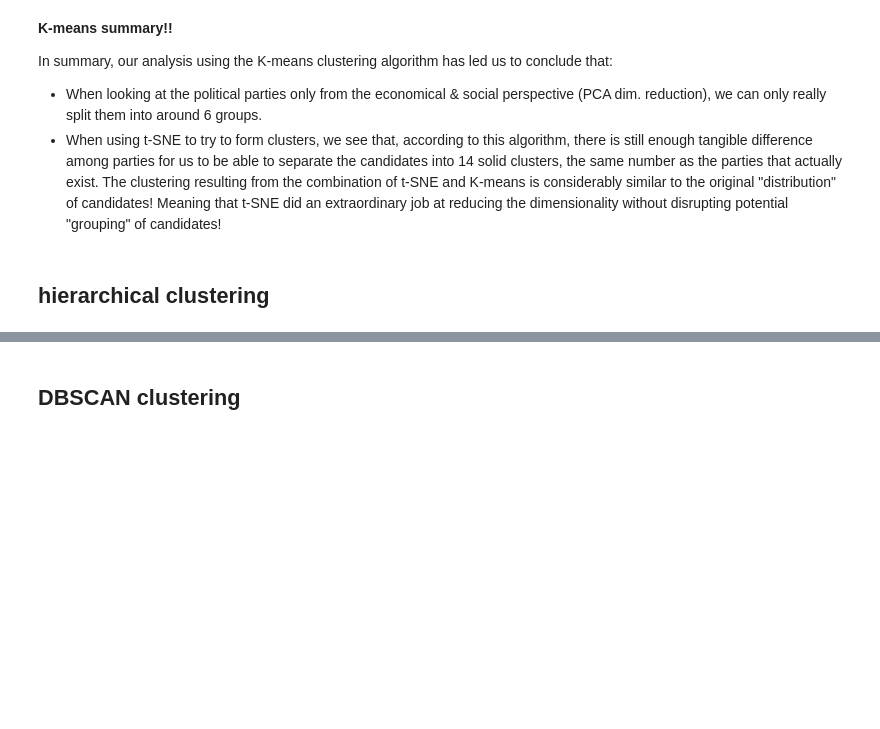
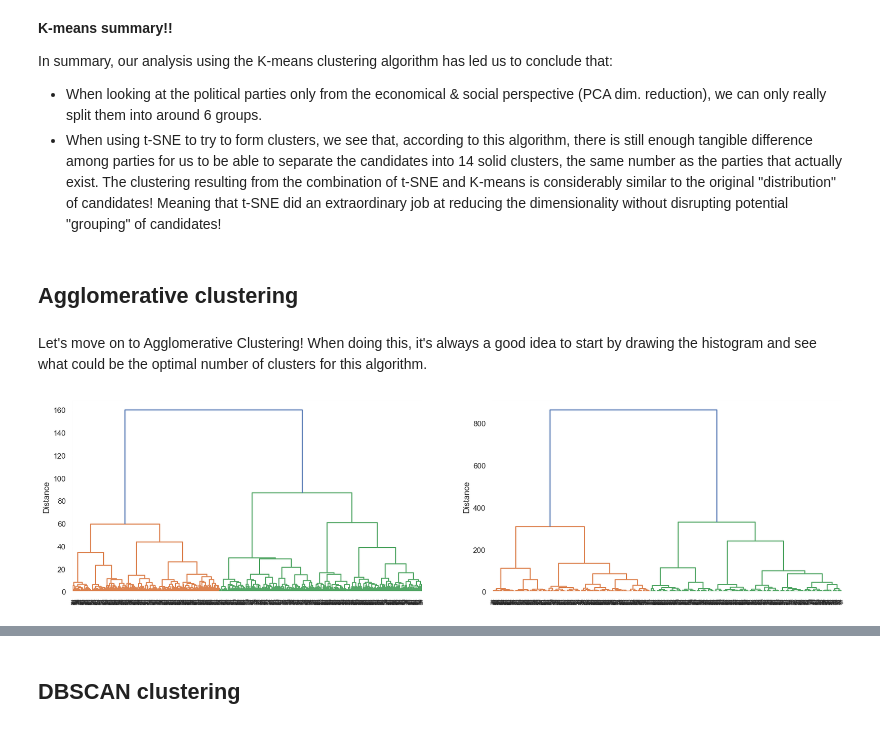
Before and after one commit to maksio420/ML, a Jupyter notebook: 5-clustering/Candidate-Test-2022-II-LAU.ipynb, the cells around one changed output, grey strips where cells are left out. Drawn from its saved outputs; the diff is of its cells as text; code cells hidden in the pictures; blank space fills up the shorter version.

Commit message:
did agglomerative, started dbscan

```diff
--- a/5-clustering/Candidate-Test-2022-II-LAU.ipynb
+++ b/5-clustering/Candidate-Test-2022-II-LAU.ipynb
@@ -418,4 +430,24 @@ In summary, our analysis using the K-means clustering algorithm has led us to co
 - When looking at the political parties only from the economical & social perspective (PCA dim. reduction), we can only really split them into around 6 groups.
 - When using t-SNE to try to form clusters, we see that, according to this algorithm, there is still enough tangible difference among parties for us to be able to separate the candidates into 14 solid clusters, the same number as the parties that actually exist. The clustering resulting from the combination of t-SNE and K-means is considerably similar to the original "distribution" of candidates! Meaning that t-SNE did an extraordinary job at reducing the dimensionality without disrupting potential "grouping" of candidates!
 # %% [markdown]
-## hierarchical clustering
+## Agglomerative clustering
+# %% [markdown]
+Let's move on to Agglomerative Clustering!
+When doing this, it's always a good idea to start by drawing the histogram and see what could be the optimal number of clusters for this algorithm.
+# %%
+import matplotlib.pyplot as plt
+from scipy.cluster.hierarchy import dendrogram, ward
+
+def plot_dendrogram(X1, X2):
+    fig, axes = plt.subplots(1, 2, figsize=(20, 5))
+    X_list = [X1, X2]
+    for i, ax in enumerate(axes):
+        linkage_array = ward(X_list[i])  # compute distances using Ward's method
+        dendrogram(linkage_array, ax=ax)
+        ax.set_ylabel('Distance')
+    plt.show()
+
+
+plot_dendrogram(X_pca, politcal_tsne)
+# %% [output]
+[figure, added]
```
Also changed, not shown: parts of 32 cells of this notebook.
